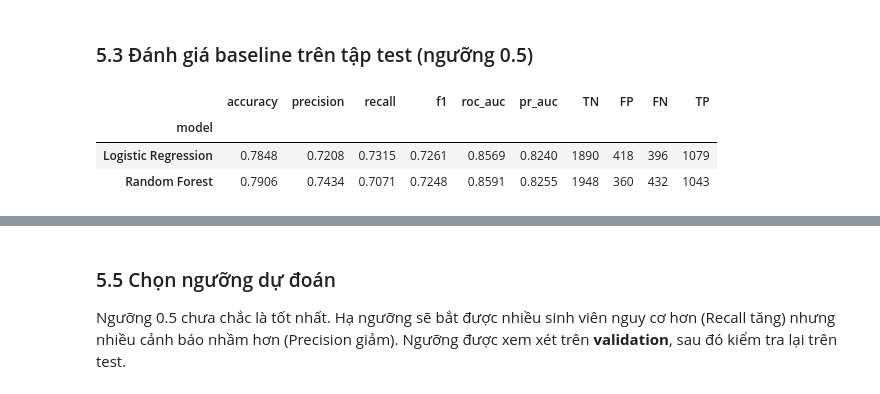
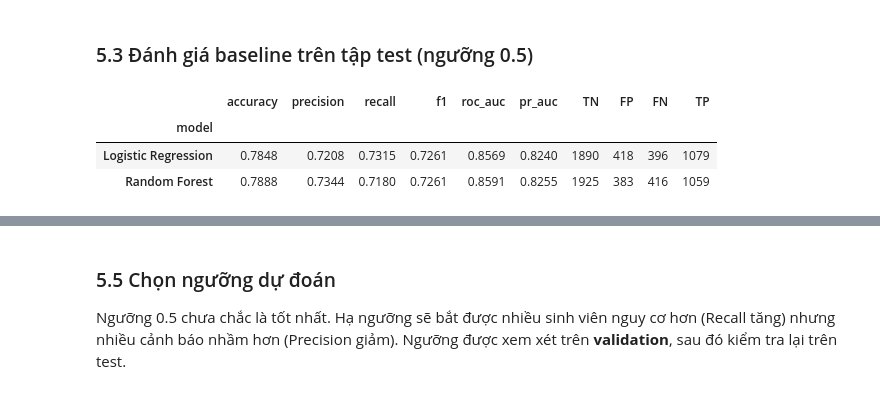
Before and after one commit to NguyenAnh1421/Early-Warning-At-Risk-Students-OULAD, a Jupyter notebook: G6_FINAL.ipynb, the cells around one changed output, grey strips where cells are left out. Saved outputs shown, nothing was run; the diff lists cells and outputs as text; code cells hidden in the pictures.

```diff
--- a/G6_FINAL.ipynb
+++ b/G6_FINAL.ipynb
@@ -786,29 +786,30 @@ for m in baseline.values():
 # %%
 from sklearn.metrics import (accuracy_score, precision_score, recall_score, f1_score,
                              roc_auc_score, average_precision_score, confusion_matrix,
                              ConfusionMatrixDisplay, RocCurveDisplay, PrecisionRecallDisplay)
 
-def evaluate(models, X, y):
+def evaluate(models, X, y, threshold=0.5):
     rows = []
     for name, m in models.items():
-        yp, ypp = m.predict(X), m.predict_proba(X)[:, 1]
+        ypp = m.predict_proba(X)[:, 1]
+        yp = (ypp >= threshold).astype(int)
         tn, fp, fn, tp = confusion_matrix(y, yp).ravel()
         rows.append({'model': name,
                      'accuracy': accuracy_score(y, yp),
                      'precision': precision_score(y, yp),
                      'recall': recall_score(y, yp),
                      'f1': f1_score(y, yp),
                      'roc_auc': roc_auc_score(y, ypp),
                      'pr_auc': average_precision_score(y, ypp),
                      'TN': tn, 'FP': fp, 'FN': fn, 'TP': tp})
     return pd.DataFrame(rows).set_index('model').round(4)
 
 evaluate(baseline, X_test, y_test)
 # %% [output]
 |  | accuracy | precision | recall | f1 | roc_auc | pr_auc | TN | FP | FN | TP |
 | model |  |  |  |  |  |  |  |  |  |  |
 | Logistic Regression | 0.7848 | 0.7208 | 0.7315 | 0.7261 | 0.8569 | 0.8240 | 1890 | 418 | 396 | 1079 |
-| Random Forest | 0.7906 | 0.7434 | 0.7071 | 0.7248 | 0.8591 | 0.8255 | 1948 | 360 | 432 | 1043 |
+| Random Forest | 0.7888 | 0.7344 | 0.7180 | 0.7261 | 0.8591 | 0.8255 | 1925 | 383 | 416 | 1059 |
 # %% [markdown]
 ### 5.4 Tinh chỉnh siêu tham số (Fine-tuning)
 
```
Also changed, not shown: parts of 9 cells of this notebook, 2 other files.
